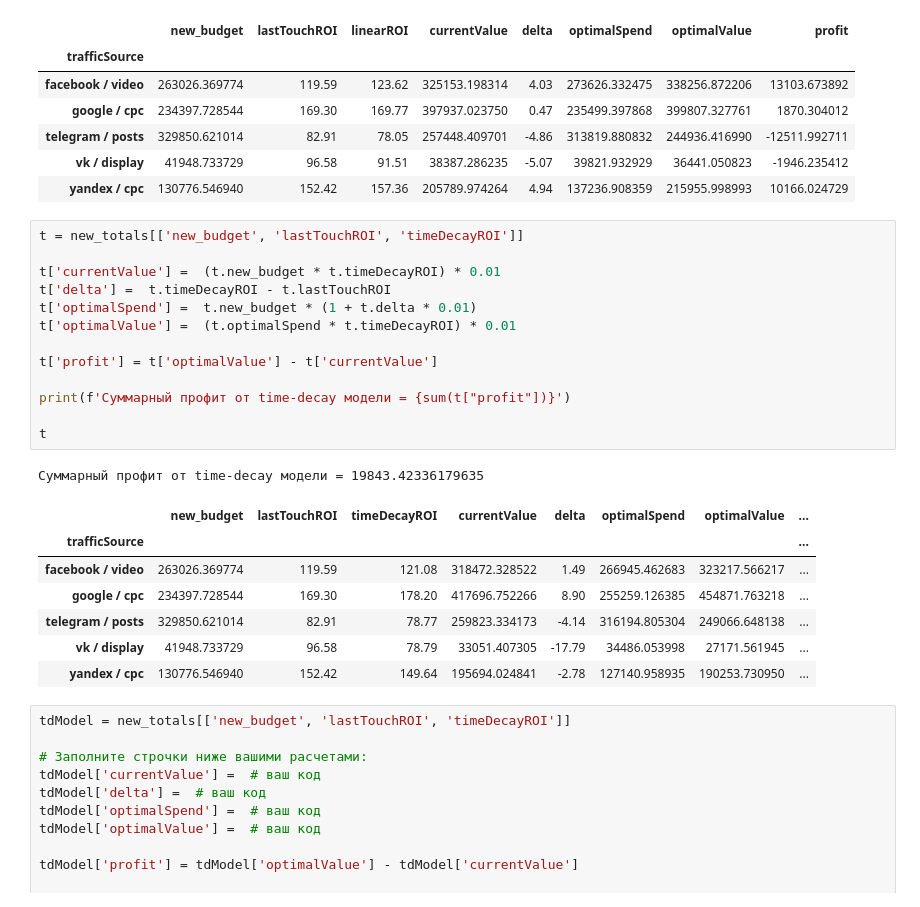
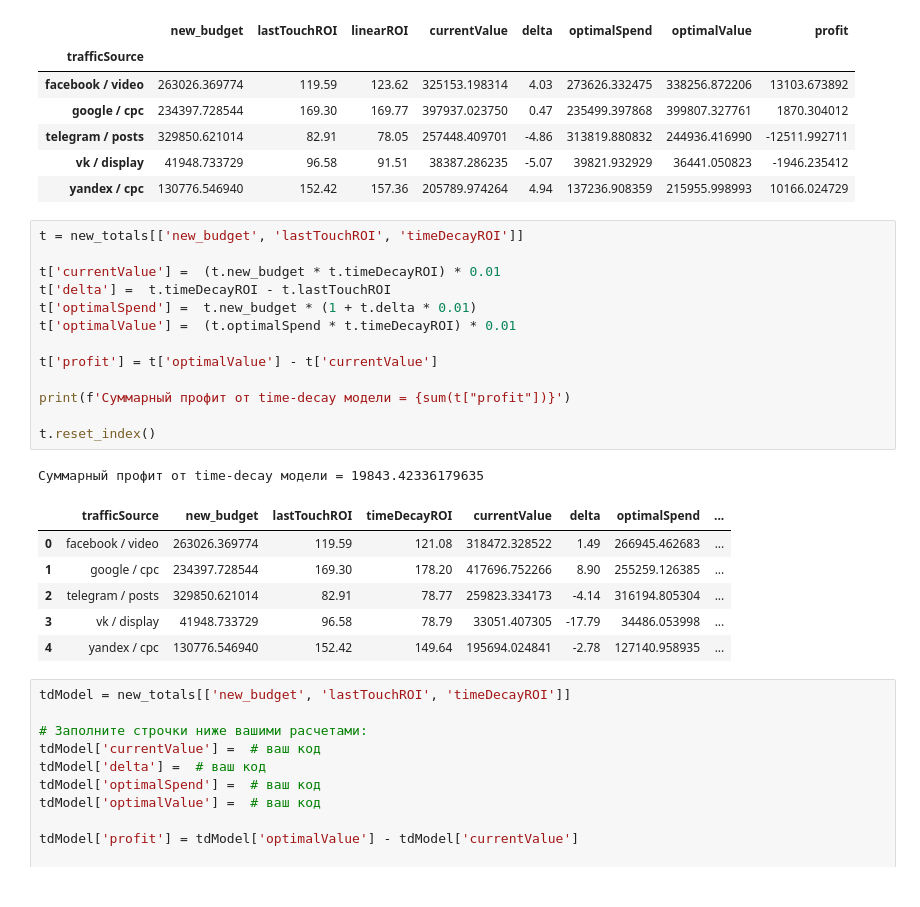
Before and after one commit to PasAlex8019/master-classes-and-practice, a Jupyter notebook: attribution_modeling_part2.ipynb, the cells around one changed output. Cells and saved outputs as stored; diff of their text form.

```diff
--- a/attribution_modeling_part2.ipynb
+++ b/attribution_modeling_part2.ipynb
@@ -203,25 +201,24 @@ See the caveats in the documentation: http://pandas.pydata.org/pandas-docs/stabl
 # %%
 t = new_totals[['new_budget', 'lastTouchROI', 'timeDecayROI']]
 
 t['currentValue'] =  (t.new_budget * t.timeDecayROI) * 0.01
 t['delta'] =  t.timeDecayROI - t.lastTouchROI
 t['optimalSpend'] =  t.new_budget * (1 + t.delta * 0.01)
 t['optimalValue'] =  (t.optimalSpend * t.timeDecayROI) * 0.01
 
 t['profit'] = t['optimalValue'] - t['currentValue']
 
 print(f'Суммарный профит от time-decay модели = {sum(t["profit"])}')
 
-t
+t.reset_index()
 # %% [output]
 Суммарный профит от time-decay модели = 19843.42336179635
-|  | new_budget | lastTouchROI | timeDecayROI | currentValue | delta | optimalSpend | optimalValue | ... |
-| trafficSource |  |  |  |  |  |  |  | ... |
-| facebook / video | 263026.369774 | 119.59 | 121.08 | 318472.328522 | 1.49 | 266945.462683 | 323217.566217 | ... |
-| google / cpc | 234397.728544 | 169.30 | 178.20 | 417696.752266 | 8.90 | 255259.126385 | 454871.763218 | ... |
-| telegram / posts | 329850.621014 | 82.91 | 78.77 | 259823.334173 | -4.14 | 316194.805304 | 249066.648138 | ... |
-| vk / display | 41948.733729 | 96.58 | 78.79 | 33051.407305 | -17.79 | 34486.053998 | 27171.561945 | ... |
-| yandex / cpc | 130776.546940 | 152.42 | 149.64 | 195694.024841 | -2.78 | 127140.958935 | 190253.730950 | ... |
+|  | trafficSource | new_budget | lastTouchROI | timeDecayROI | currentValue | delta | optimalSpend | ... |
+| 0 | facebook / video | 263026.369774 | 119.59 | 121.08 | 318472.328522 | 1.49 | 266945.462683 | ... |
+| 1 | google / cpc | 234397.728544 | 169.30 | 178.20 | 417696.752266 | 8.90 | 255259.126385 | ... |
+| 2 | telegram / posts | 329850.621014 | 82.91 | 78.77 | 259823.334173 | -4.14 | 316194.805304 | ... |
+| 3 | vk / display | 41948.733729 | 96.58 | 78.79 | 33051.407305 | -17.79 | 34486.053998 | ... |
+| 4 | yandex / cpc | 130776.546940 | 152.42 | 149.64 | 195694.024841 | -2.78 | 127140.958935 | ... |
 # %%
 tdModel = new_totals[['new_budget', 'lastTouchROI', 'timeDecayROI']]
 
```
Also changed, not shown: parts of 6 cells of this notebook.
